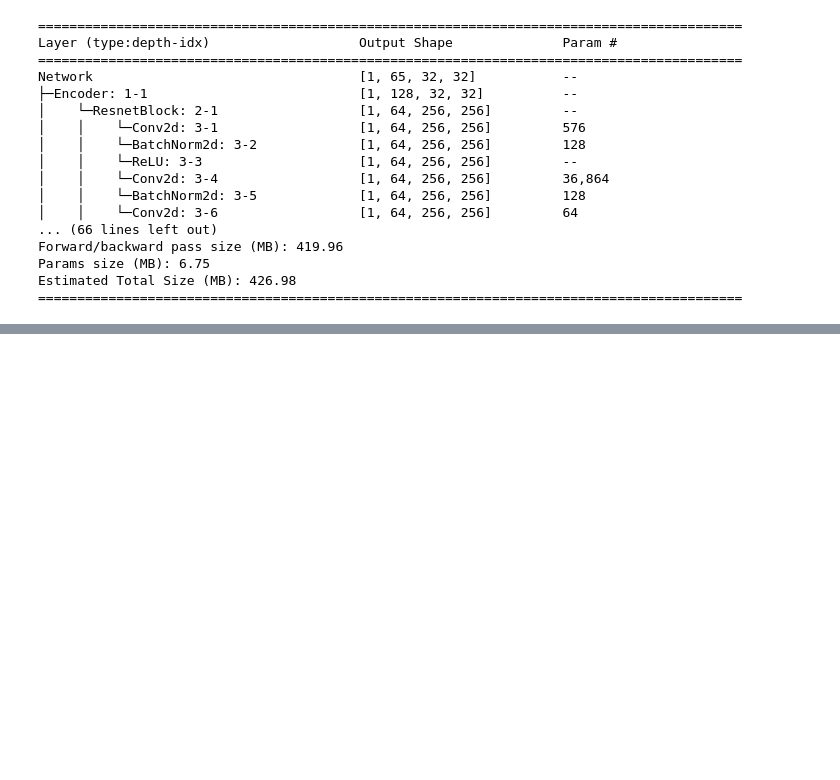
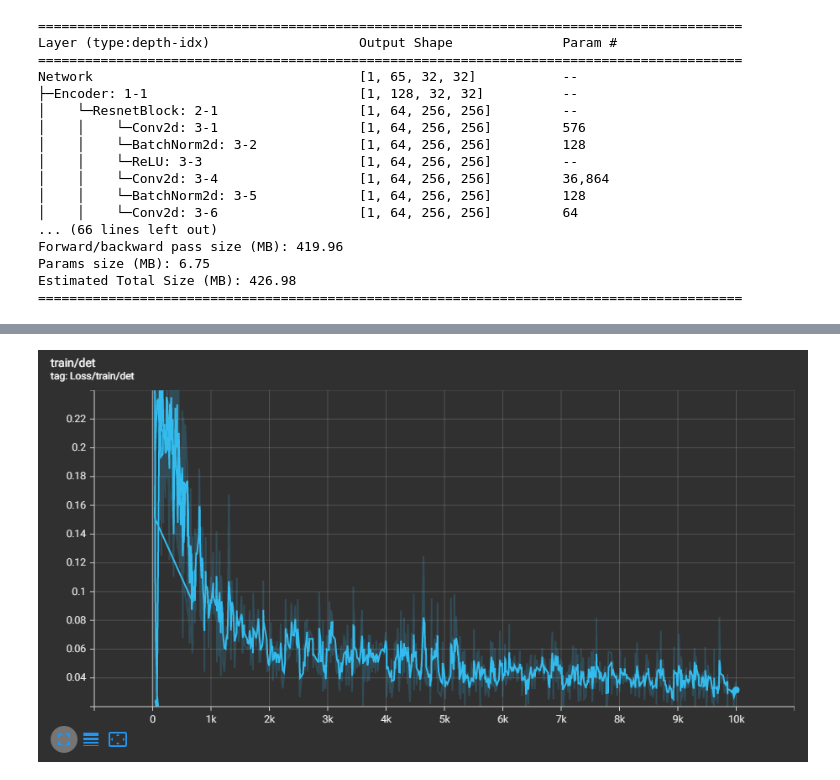
Before and after one commit to vstevanoska/point_detection, a Jupyter notebook: detekcija_tock.ipynb, the cells around one changed output, grey strips where cells are left out. Saved outputs shown, nothing was run; the diff lists cells and outputs as text; code cells hidden in the pictures; blank space fills up the shorter version.

```diff
--- a/detekcija_tock.ipynb
+++ b/detekcija_tock.ipynb
@@ -882,0 +938,4 @@ def reshape_to_original_size():
+# %%
+Image(filename='train_det.png')
+# %% [output]
+[figure, added]
```
Also changed, not shown: parts of 19 cells of this notebook, 11 other files.
